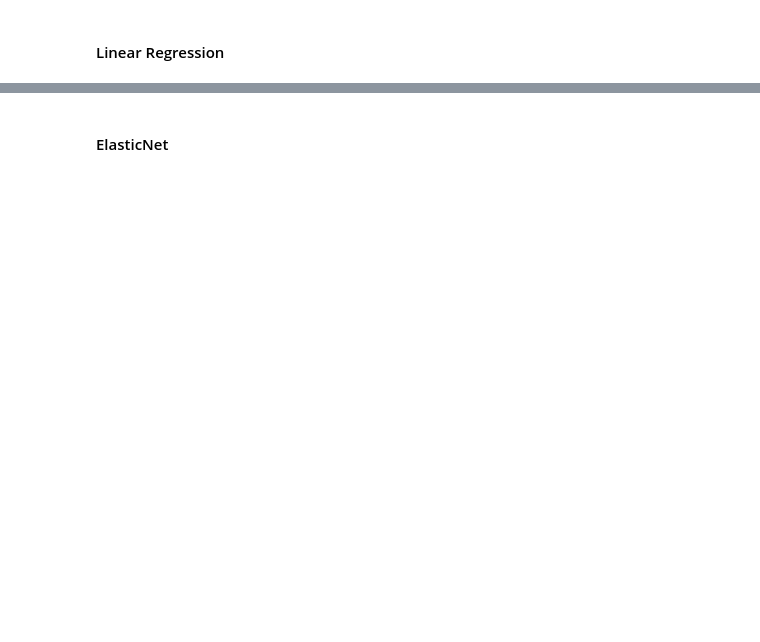
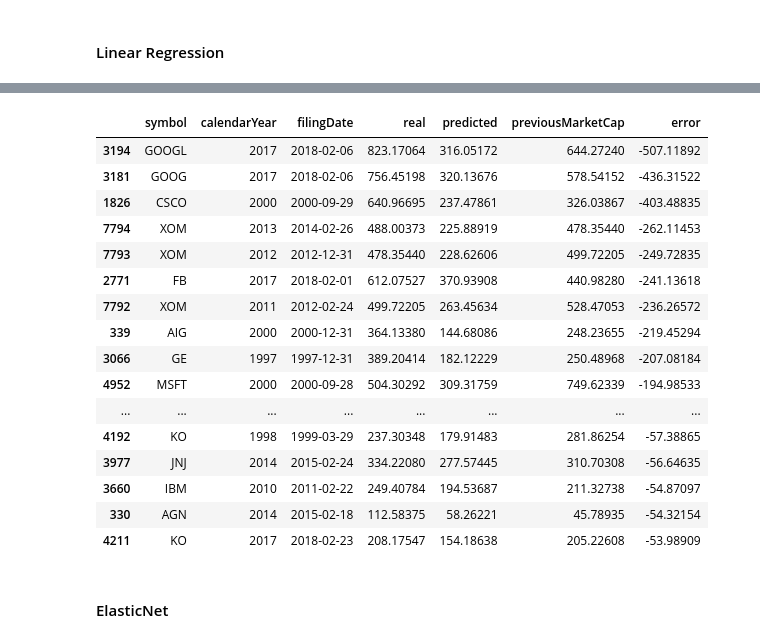
Before and after one commit to FranciscoPala/SP500_constituents_market_cap_estimator, a Jupyter notebook: src/notebooks/model_selection.ipynb, the cells around one changed output, grey strips where cells are left out. Cells and saved outputs as stored; diff of their text form; code cells hidden in the pictures; blank space fills up the shorter version.

```diff
--- a/src/notebooks/model_selection.ipynb
+++ b/src/notebooks/model_selection.ipynb
@@ -81,0 +88,3 @@ mse , np.sqrt(mse)
+# %%
+predictions = pd.DataFrame(zip(np.exp(preds),np.exp(y_test)), columns=['predicted', 'real'], index=X_test.index)
+predictions
@@ -81,0 +105,5 @@ mse , np.sqrt(mse)
+# %%
+df_predictions = pd.concat([data.loc[X_test.index,:], predictions], axis=1)
+df_predictions = df_predictions.sort_values(by = ['symbol', 'calendarYear'])[['symbol','calendarYear','filingDate','real', 'predicted','previousMarketCap']]
+df_predictions['error'] = (df_predictions.predicted - df_predictions.real)
+df_predictions.sort_values(by='error')
@@ -82,2 +124,22 @@ mse , np.sqrt(mse)
+# %%
+df_predictions.sort_values(by='error').head(50)
+# %% [output]
+|  | symbol | calendarYear | filingDate | real | predicted | previousMarketCap | error |
+| 3194 | GOOGL | 2017 | 2018-02-06 | 823.17064 | 316.05172 | 644.27240 | -507.11892 |
+| 3181 | GOOG | 2017 | 2018-02-06 | 756.45198 | 320.13676 | 578.54152 | -436.31522 |
+| 1826 | CSCO | 2000 | 2000-09-29 | 640.96695 | 237.47861 | 326.03867 | -403.48835 |
+| 7794 | XOM | 2013 | 2014-02-26 | 488.00373 | 225.88919 | 478.35440 | -262.11453 |
+| 7793 | XOM | 2012 | 2012-12-31 | 478.35440 | 228.62606 | 499.72205 | -249.72835 |
+| 2771 | FB | 2017 | 2018-02-01 | 612.07527 | 370.93908 | 440.98280 | -241.13618 |
+| 7792 | XOM | 2011 | 2012-02-24 | 499.72205 | 263.45634 | 528.47053 | -236.26572 |
+| 339 | AIG | 2000 | 2000-12-31 | 364.13380 | 144.68086 | 248.23655 | -219.45294 |
+| 3066 | GE | 1997 | 1997-12-31 | 389.20414 | 182.12229 | 250.48968 | -207.08184 |
+| 4952 | MSFT | 2000 | 2000-09-28 | 504.30292 | 309.31759 | 749.62339 | -194.98533 |
+| ... | ... | ... | ... | ... | ... | ... | ... |
+| 4192 | KO | 1998 | 1999-03-29 | 237.30348 | 179.91483 | 281.86254 | -57.38865 |
+| 3977 | JNJ | 2014 | 2015-02-24 | 334.22080 | 277.57445 | 310.70308 | -56.64635 |
+| 3660 | IBM | 2010 | 2011-02-22 | 249.40784 | 194.53687 | 211.32738 | -54.87097 |
+| 330 | AGN | 2014 | 2015-02-18 | 112.58375 | 58.26221 | 45.78935 | -54.32154 |
+| 4211 | KO | 2017 | 2018-02-23 | 208.17547 | 154.18638 | 205.22608 | -53.98909 |
 # %% [markdown]
 #### ElasticNet
```
Also changed, not shown: parts of 34 cells of this notebook, 4 other files.
